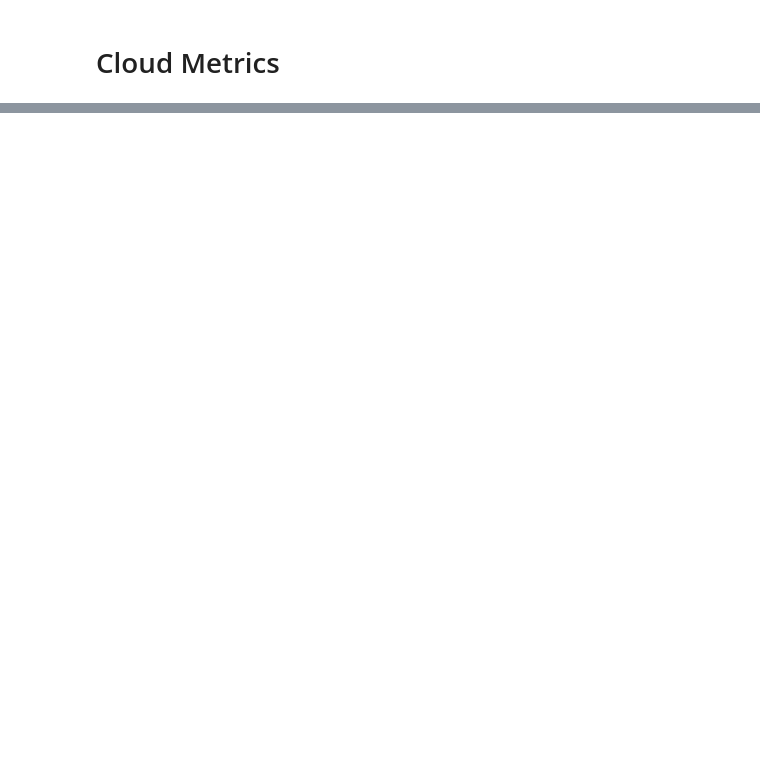
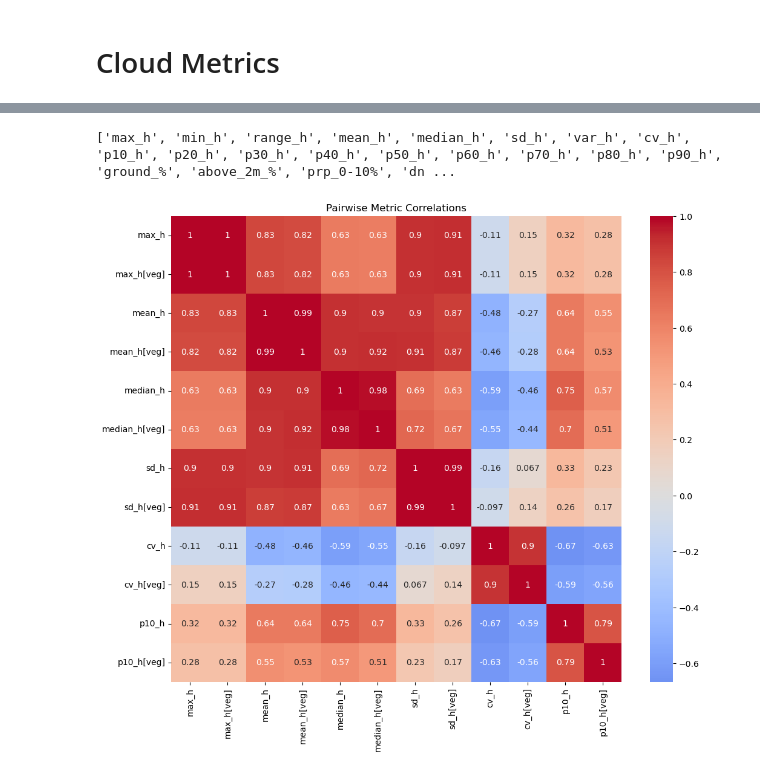
Before and after one commit to jameswesc/masters-thesis, a Jupyter notebook: notebooks/07_cloud_metrics.ipynb, the cells around one changed output, grey strips where cells are left out. Saved outputs shown, nothing was run; the diff lists cells and outputs as text; code cells hidden in the pictures; blank space fills up the shorter version.

```diff
--- a/notebooks/07_cloud_metrics.ipynb
+++ b/notebooks/07_cloud_metrics.ipynb
@@ -45,0 +95,10 @@ dtype: float32
+# %%
+plots = gpd.read_file(data_dir / "outputs" / "plots" / "plots.geojson")
+plot_ids = plots["id"].to_list()
+# %%
+futures = client.map(read_and_calculate_cloud_metric, plot_ids, key=plot_ids)
+# %%
+results = client.gather(futures)
+# %%
+df = pd.DataFrame(results)
+df.head()
@@ -45,0 +132,17 @@ dtype: float32
+# %%
+print(df.columns.to_list())
+# %% [output]
+['max_h', 'min_h', 'range_h', 'mean_h', 'median_h', 'sd_h', 'var_h', 'cv_h', 'p10_h', 'p20_h', 'p30_h', 'p40_h', 'p50_h', 'p60_h', 'p70_h', 'p80_h', 'p90_h', 'ground_%', 'above_2m_%', 'prp_0-10%', 'dn ...
+# %%
+# Compute correlation matrix
+select_metrics = df[['max_h', 'max_h[veg]', 'mean_h', 'mean_h[veg]', 'median_h', 'median_h[veg]', 'sd_h', 'sd_h[veg]', 'cv_h', 'cv_h[veg]', 'p10_h', 'p10_h[veg]']]
+corr_matrix = select_metrics.corr(method='pearson')
+
+
+# Plot heatmap
+plt.figure(figsize=(12, 10))
+sns.heatmap(corr_matrix, annot=True, cmap='coolwarm', center=0)
+plt.title('Pairwise Metric Correlations')
+plt.show()
+# %% [output]
+[figure, added]
```
Also changed, not shown: parts of 15 cells of this notebook, 5 other files.
